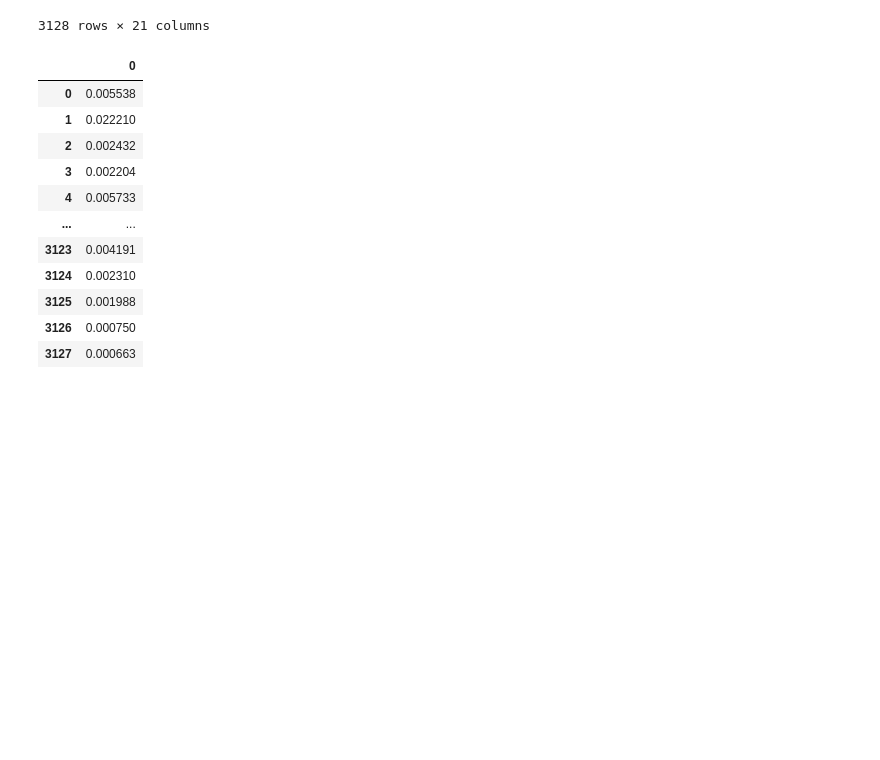
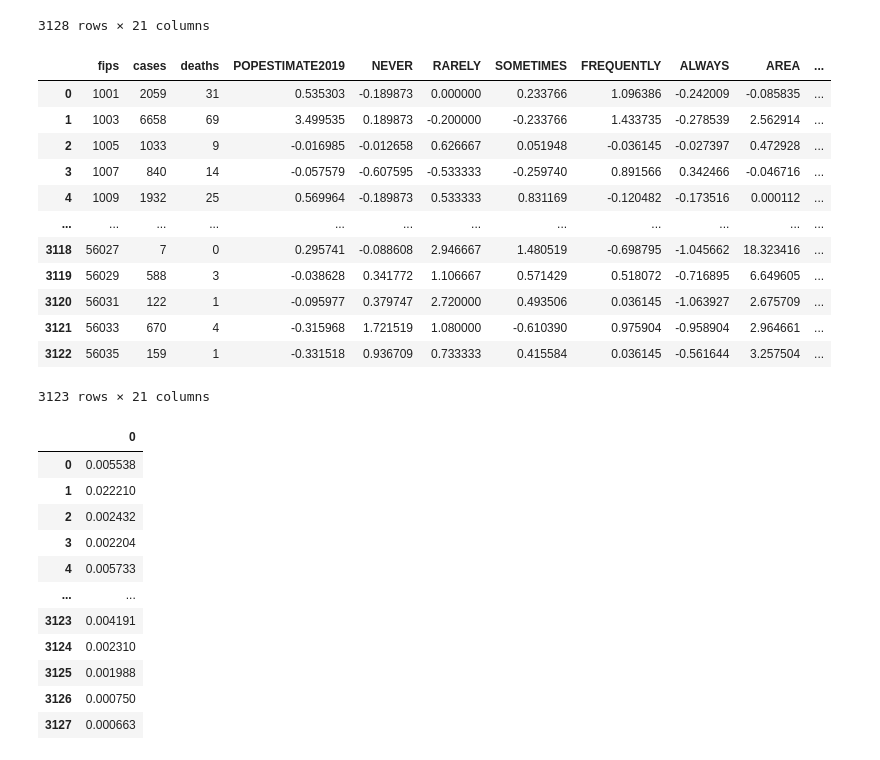
Before and after one commit to CS254-ML-FinalProject/Final-Project, a Jupyter notebook: Final Models.ipynb, the cells around one changed output. Drawn from its saved outputs; the diff is of its cells as text; code cells hidden in the pictures; blank space fills up the shorter version.

Commit message:
More tuning, dropping outliers

```diff
--- a/Final Models.ipynb
+++ b/Final Models.ipynb
@@ -158,6 +160,34 @@ normal_df
 | 3126 | 56043 | 144 | 7 | -0.316007 | 1.721519 | 1.093333 | -0.602564 | 0.975904 | -0.957811 | 2.957099 | ... |
 | 3127 | 56045 | 127 | 0 | -0.331489 | 0.936709 | 0.746667 | 0.410256 | 0.036145 | -0.561003 | 3.249353 | ... |
 3128 rows × 21 columns
+# %%
+dropped_df = df[df['cases']>=100000]
+for fip in dropped_df:
+    df_outliers = df.drop([100,201,359,606,2610],axis=0)
+# %%
+column_titles = ["POPESTIMATE2019","NEVER","RARELY","SOMETIMES","FREQUENTLY","ALWAYS","AREA","POP_DEN","POP_DENxALWAYS","POP_DENxFREQUENTLY","POP_DENxSOMETIMES","POP_DENxRARELY","POP_DENxNEVER",'POPxALWAYS','POPxFREQUENTLY','POPxSOMETIMES','POPxRARELY','POPxNEVER']
+new_df_outliers = df_outliers.reindex(columns=column_titles)
+normal_df_outliers = pd.DataFrame(new_normal(new_df_outliers))
+normal_df_outliers.columns = column_titles
+normal_df_outliers['fips'] = df['fips']
+normal_df_outliers = normal_df_outliers.merge(county_cases, how="left", on="fips")
+column_titles = ["fips","cases","deaths","POPESTIMATE2019","NEVER","RARELY","SOMETIMES","FREQUENTLY","ALWAYS","AREA","POP_DEN","POP_DENxALWAYS","POP_DENxFREQUENTLY","POP_DENxSOMETIMES","POP_DENxRARELY","POP_DENxNEVER",'POPxALWAYS','POPxFREQUENTLY','POPxSOMETIMES','POPxRARELY','POPxNEVER']
+normal_df_outliers = normal_df_outliers.reindex(columns=column_titles)
+normal_df_outliers
+# %% [output]
+|  | fips | cases | deaths | POPESTIMATE2019 | NEVER | RARELY | SOMETIMES | FREQUENTLY | ALWAYS | AREA | ... |
+| 0 | 1001 | 2059 | 31 | 0.535303 | -0.189873 | 0.000000 | 0.233766 | 1.096386 | -0.242009 | -0.085835 | ... |
+| 1 | 1003 | 6658 | 69 | 3.499535 | 0.189873 | -0.200000 | -0.233766 | 1.433735 | -0.278539 | 2.562914 | ... |
+| 2 | 1005 | 1033 | 9 | -0.016985 | -0.012658 | 0.626667 | 0.051948 | -0.036145 | -0.027397 | 0.472928 | ... |
+| 3 | 1007 | 840 | 14 | -0.057579 | -0.607595 | -0.533333 | -0.259740 | 0.891566 | 0.342466 | -0.046716 | ... |
+| 4 | 1009 | 1932 | 25 | 0.569964 | -0.189873 | 0.533333 | 0.831169 | -0.120482 | -0.173516 | 0.000112 | ... |
+| ... | ... | ... | ... | ... | ... | ... | ... | ... | ... | ... | ... |
+| 3118 | 56027 | 7 | 0 | 0.295741 | -0.088608 | 2.946667 | 1.480519 | -0.698795 | -1.045662 | 18.323416 | ... |
+| 3119 | 56029 | 588 | 3 | -0.038628 | 0.341772 | 1.106667 | 0.571429 | 0.518072 | -0.716895 | 6.649605 | ... |
+| 3120 | 56031 | 122 | 1 | -0.095977 | 0.379747 | 2.720000 | 0.493506 | 0.036145 | -1.063927 | 2.675709 | ... |
+| 3121 | 56033 | 670 | 4 | -0.315968 | 1.721519 | 1.080000 | -0.610390 | 0.975904 | -0.958904 | 2.964661 | ... |
+| 3122 | 56035 | 159 | 1 | -0.331518 | 0.936709 | 0.733333 | 0.415584 | 0.036145 | -0.561644 | 3.257504 | ... |
+3123 rows × 21 columns
 # %%
 normalize_pop = normalize(df['POPESTIMATE2019'])
 normal_pop_df = pd.DataFrame(normalize_pop)
```
Also changed, not shown: parts of 8 cells of this notebook.
